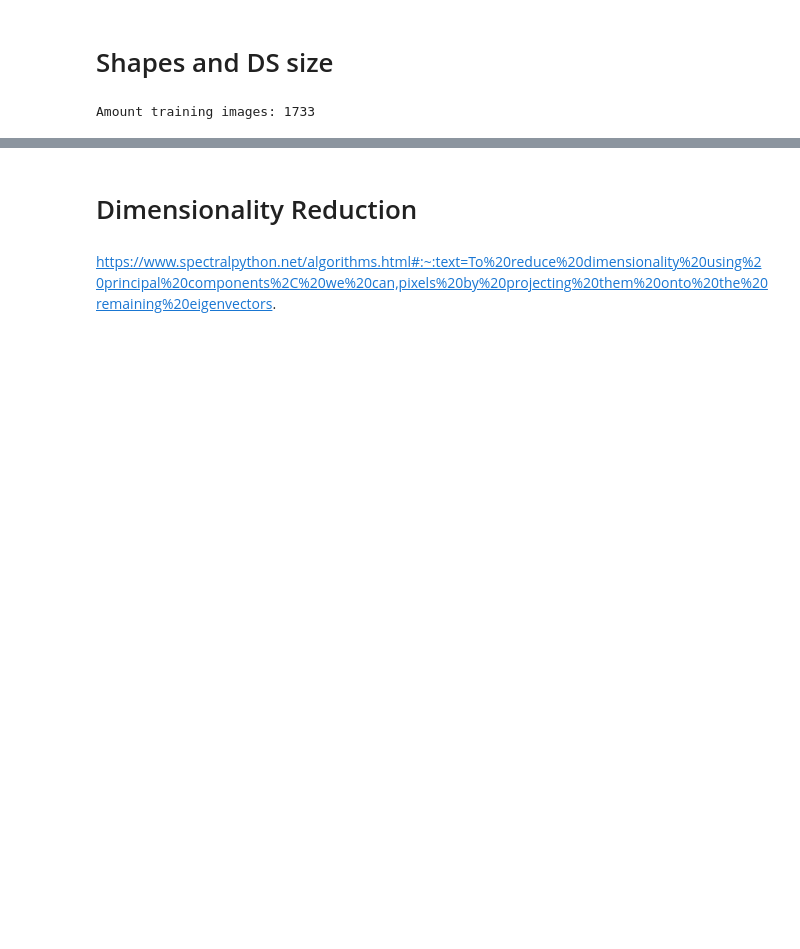
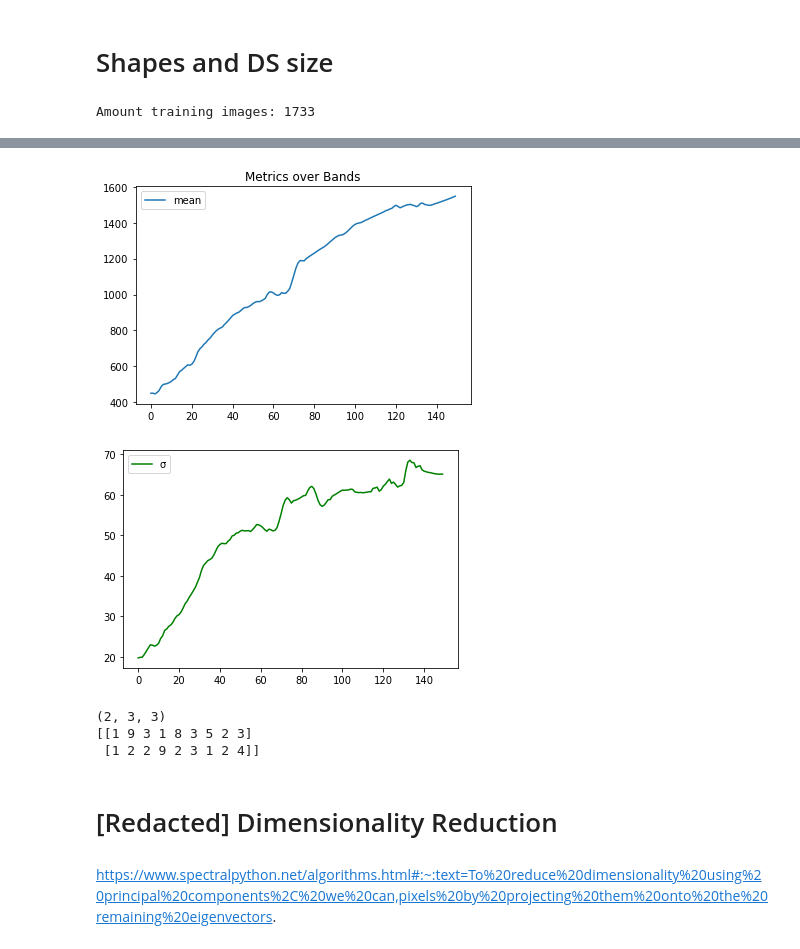
Before and after one commit to oakleighw/remote_sensing_hyperspectral_soil, a Jupyter notebook: dataset.ipynb, the cells around one changed output, grey strips where cells are left out. Cells and saved outputs as stored; diff of their text form; code cells hidden in the pictures; blank space fills up the shorter version.

```diff
--- a/dataset.ipynb
+++ b/dataset.ipynb
@@ -91,0 +211,16 @@ print(sizes)
+# %%
+test = 'D:/datasets/soilHyperspec/train_data/train_data/train_data/1500.npz'
+
+#load in data, reshape and stack it
+for i in range (0,1732):
+    path = r"D:/datasets/soilHyperspec/train_data/train_data/train_data/" + str(i) + ".npz"
+    with np.load(path) as npz:
+        arr = np.ma.MaskedArray(**npz)
+    reshapeRatio = (arr.shape[1])*(arr.shape[2])
+    newArr = arr.data.reshape(150, reshapeRatio)
+    if i == 0:
+        allIms = newArr
+    else:
+        np.hstack((allIms,newArr))
+# %%
+means, ma, mi, ranges, stds = bandOverview(allIms)
@@ -91,0 +245,5 @@ print(sizes)
+# %%
+plotBands(means,stds)
+# %% [output]
+[figure, added]
+[figure, added]
@@ -92,5 +252,17 @@ print(sizes)
+# %%
+#testing & debugging reshape
+np.set_printoptions(threshold=sys.maxsize)
+test1 = [[1,9,3],[1,8,3],[5,2,3]],[[1,2,2],[9,2,3],[1,2,4]]
+test1 = np.array(test1)
+print(test1.shape)
+test2 = test1.reshape((2,9))
+print(test2)
+# %% [output]
+(2, 3, 3)
+[[1 9 3 1 8 3 5 2 3]
+ [1 2 2 9 2 3 1 2 4]]
 # %% [markdown]
-# Dimensionality Reduction
+# [Redacted] Dimensionality Reduction
 # %% [markdown]
 https://www.spectralpython.net/algorithms.html#:~:text=To%20reduce%20dimensionality%20using%20principal%20components%2C%20we%20can,pixels%20by%20projecting%20them%20onto%20the%20remaining%20eigenvectors.
 # %%
```
Also changed, not shown: parts of 21 cells of this notebook.
